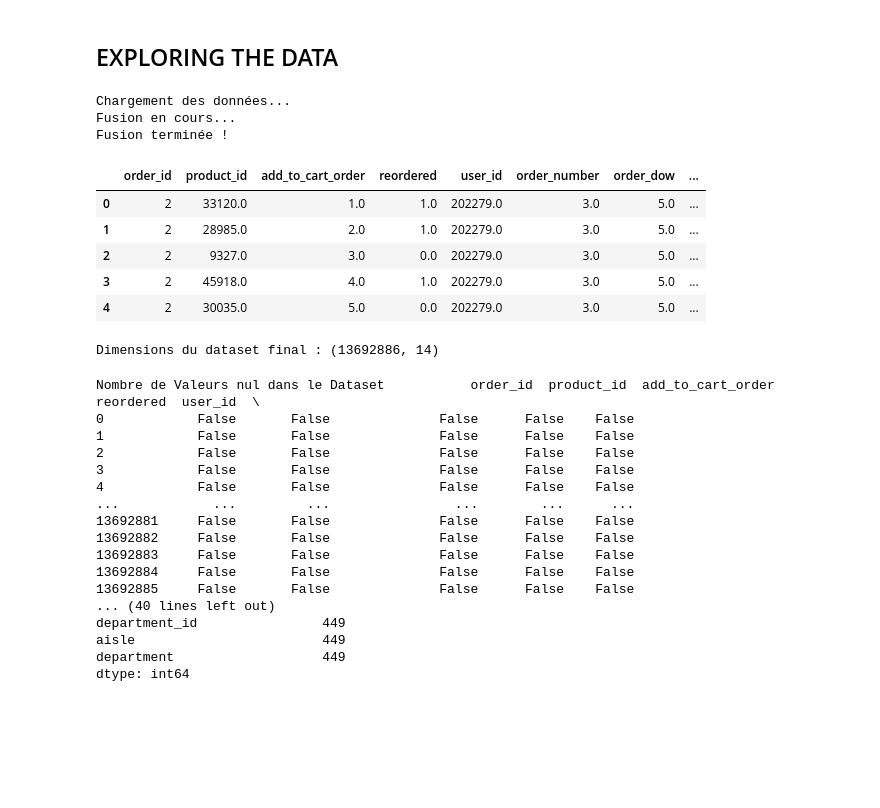
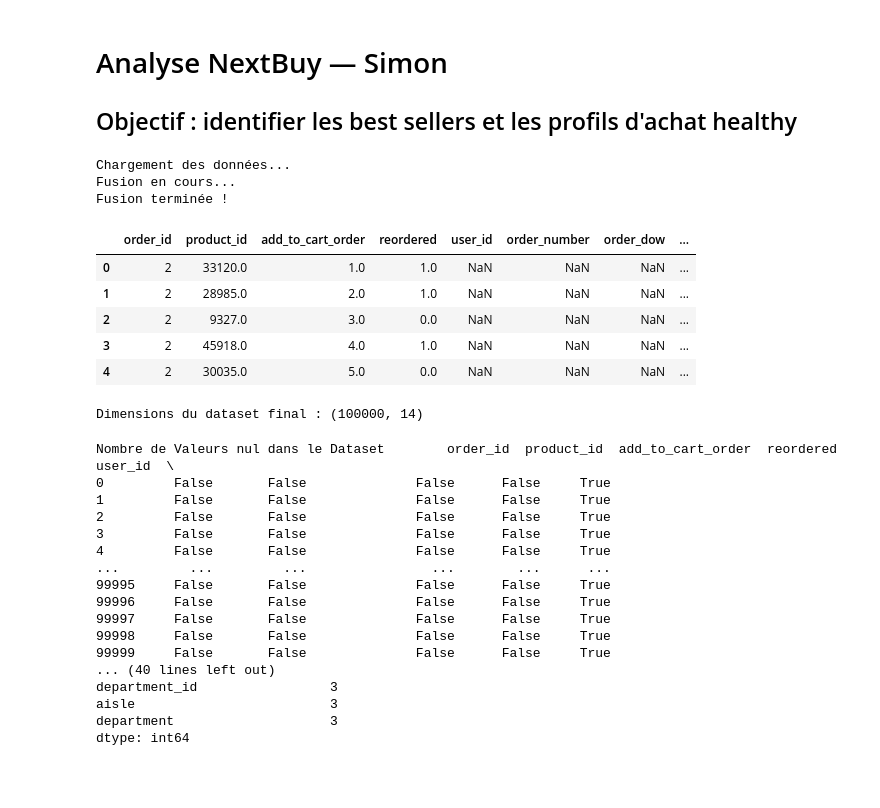
Before and after one commit to Slacknsss/NextBuy-Machine-Learning, a Jupyter notebook: notebookSLACK.ipynb, the cells around one changed output. Drawn from its saved outputs; the diff is of its cells as text; code cells hidden in the pictures; blank space fills up the shorter version.

```diff
--- a/notebookSLACK.ipynb
+++ b/notebookSLACK.ipynb
@@ -1,58 +1,60 @@
 # %% [markdown]
-## EXPLORING THE DATA
+# Analyse NextBuy — Simon
+## Objectif : identifier les best sellers et les profils d'achat healthy
 # %%
 import pandas as pd
 import matplotlib.pyplot as plt
+%matplotlib inline
 print("Chargement des données...")
 aisles = pd.read_csv('./datasets/aisles.csv')
 departments = pd.read_csv('./datasets/departments.csv')
 products = pd.read_csv('./datasets/products.csv')
-orders = pd.read_csv('./datasets/orders.csv')
-order_products = pd.read_csv('./datasets/order_products.csv')
+orders = pd.read_csv('./datasets/orders.csv', nrows=100_000)
+order_products = pd.read_csv('./datasets/order_products.csv', nrows=100_000)
 
 print("Fusion en cours...")
 products_enriched = products.merge(aisles, on='aisle_id', how='left')
 products_enriched = products_enriched.merge(departments, on='department_id', how='left')
 
 orders_details = order_products.merge(orders, on='order_id', how='left')
 
 df_master = orders_details.merge(products_enriched, on='product_id', how='left')
 
 print("Fusion terminée !")
 display(df_master.head())
 print(f"Dimensions du dataset final : {df_master.shape}")
 # %% [output]
 Chargement des données...
 Fusion en cours...
 Fusion terminée !
 |  | order_id | product_id | add_to_cart_order | reordered | user_id | order_number | order_dow | ... |
-| 0 | 2 | 33120.0 | 1.0 | 1.0 | 202279.0 | 3.0 | 5.0 | ... |
-| 1 | 2 | 28985.0 | 2.0 | 1.0 | 202279.0 | 3.0 | 5.0 | ... |
-| 2 | 2 | 9327.0 | 3.0 | 0.0 | 202279.0 | 3.0 | 5.0 | ... |
-| 3 | 2 | 45918.0 | 4.0 | 1.0 | 202279.0 | 3.0 | 5.0 | ... |
-| 4 | 2 | 30035.0 | 5.0 | 0.0 | 202279.0 | 3.0 | 5.0 | ... |
+| 0 | 2 | 33120.0 | 1.0 | 1.0 | NaN | NaN | NaN | ... |
+| 1 | 2 | 28985.0 | 2.0 | 1.0 | NaN | NaN | NaN | ... |
+| 2 | 2 | 9327.0 | 3.0 | 0.0 | NaN | NaN | NaN | ... |
+| 3 | 2 | 45918.0 | 4.0 | 1.0 | NaN | NaN | NaN | ... |
+| 4 | 2 | 30035.0 | 5.0 | 0.0 | NaN | NaN | NaN | ... |
-Dimensions du dataset final : (13692886, 14)
+Dimensions du dataset final : (100000, 14)
 # %%
 print("Nombre de Valeurs nul dans le Dataset",df_master.isnull())
 print("<=======================>")
 print("Nombre de NaN dans chaque column:", df_master.isnull().sum())
 # %% [output]
-Nombre de Valeurs nul dans le Dataset           order_id  product_id  add_to_cart_order  reordered  user_id  \
-0            False       False              False      False    False
-1            False       False              False      False    False
-2            False       False              False      False    False
-3            False       False              False      False    False
-4            False       False              False      False    False
-...            ...         ...                ...        ...      ...
-13692881     False       False              False      False    False
-13692882     False       False              False      False    False
-13692883     False       False              False      False    False
-13692884     False       False              False      False    False
-13692885     False       False              False      False    False
+Nombre de Valeurs nul dans le Dataset        order_id  product_id  add_to_cart_order  reordered  user_id  \
+0         False       False              False      False     True
+1         False       False              False      False     True
+2         False       False              False      False     True
+3         False       False              False      False     True
+4         False       False              False      False     True
+...         ...         ...                ...        ...      ...
+99995     False       False              False      False     True
+99996     False       False              False      False     True
+99997     False       False              False      False     True
+99998     False       False              False      False     True
+99999     False       False              False      False     True
 ... (40 lines left out)
-department_id                449
-aisle                        449
-department                   449
+department_id                 3
+aisle                         3
+department                    3
 dtype: int64
 # %% [markdown]
 ##
```
Also changed, not shown: parts of 27 cells of this notebook.
